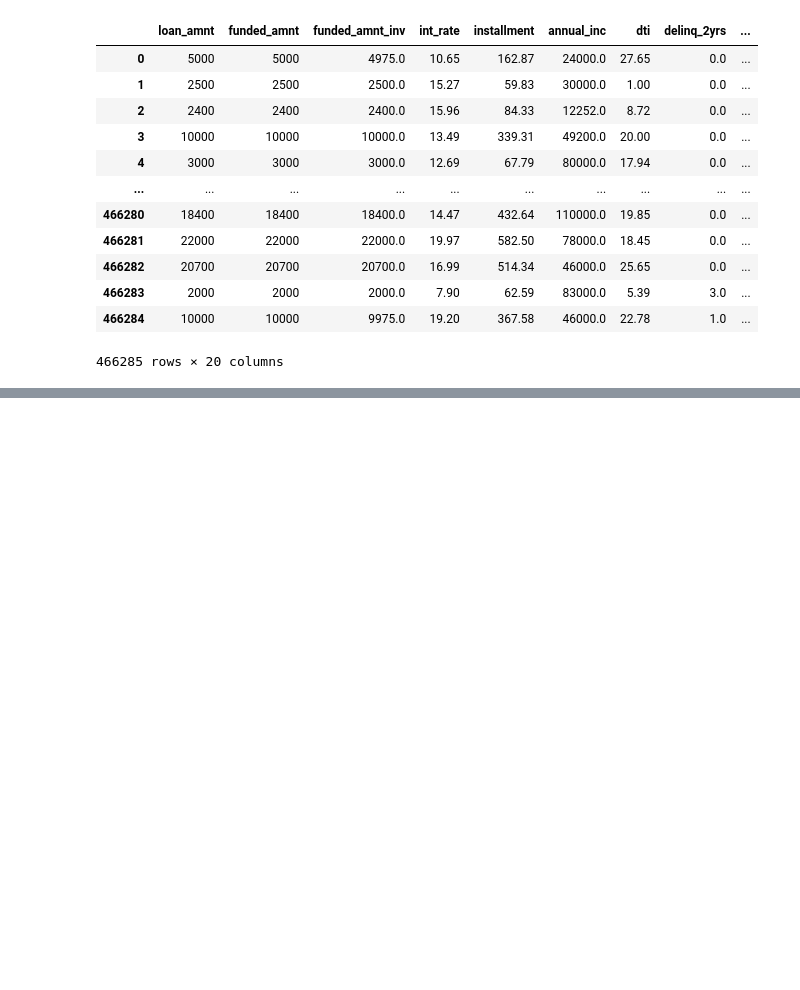
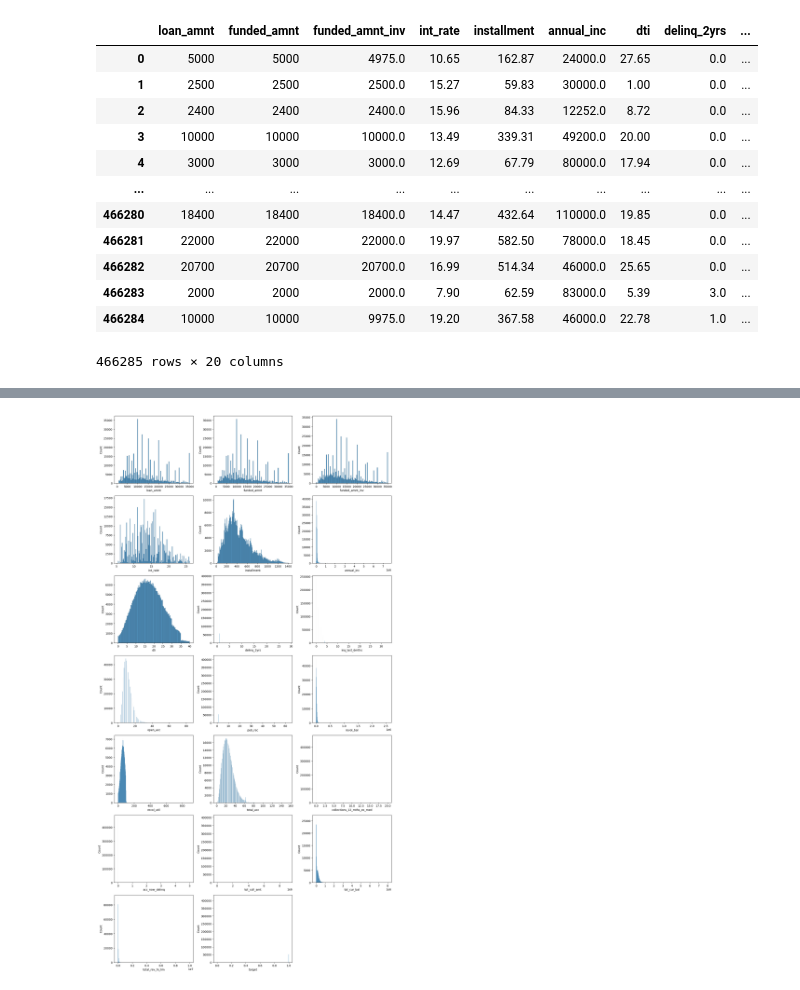
Before and after one commit to rfaoktvian/FinalProjectIDXPartners, a Jupyter notebook: main.ipynb, the cells around one changed output, grey strips where cells are left out. Drawn from its saved outputs; the diff is of its cells as text; code cells hidden in the pictures; blank space fills up the shorter version.

```diff
--- a/main.ipynb
+++ b/main.ipynb
@@ -226,0 +227,22 @@ plt.show()
+# %%
+from math import ceil
+
+num_cols = numerical_cols.columns
+n = len(num_cols)
+cols = 3
+rows = ceil(n / cols)
+
+fig, axes = plt.subplots(rows, cols, figsize=(5*cols, 4*rows))
+axes = axes.flatten()
+
+for i, col in enumerate(num_cols):
+    sns.histplot(data=df_clean, x=col, ax=axes[i])
+
+# hide any unused subplots
+for ax in axes[n:]:
+    ax.set_visible(False)
+
+plt.tight_layout()
+plt.show()
+# %% [output]
+[figure, added]
```
Also changed, not shown: parts of 1 cell of this notebook.
